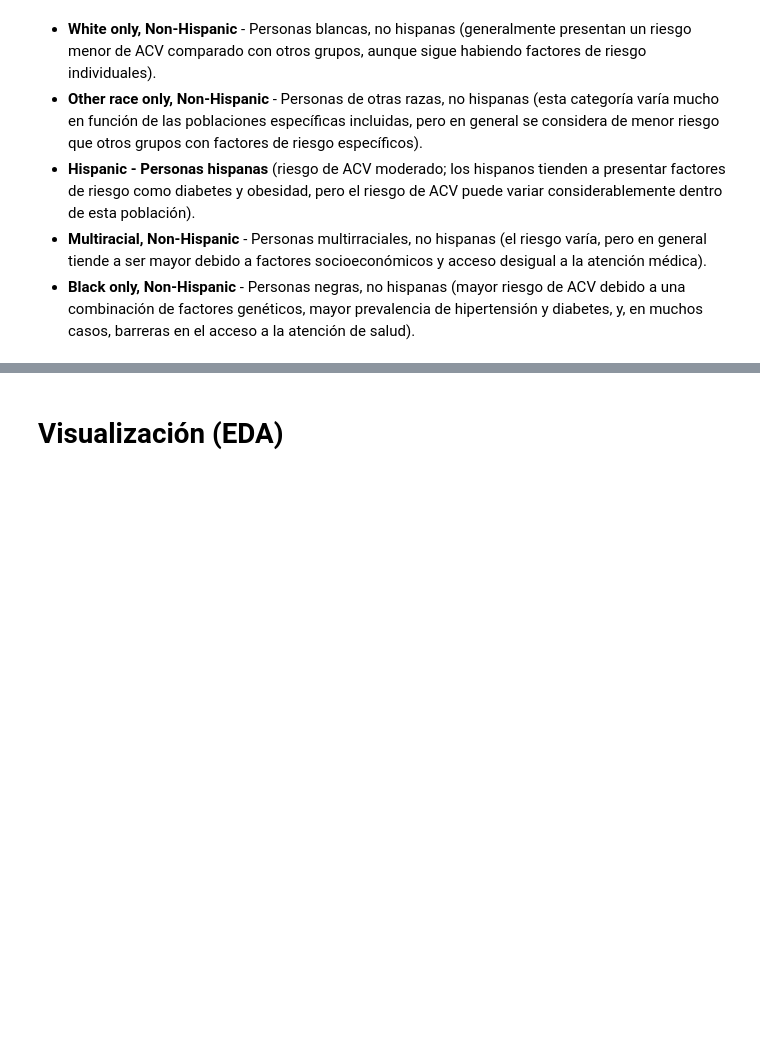
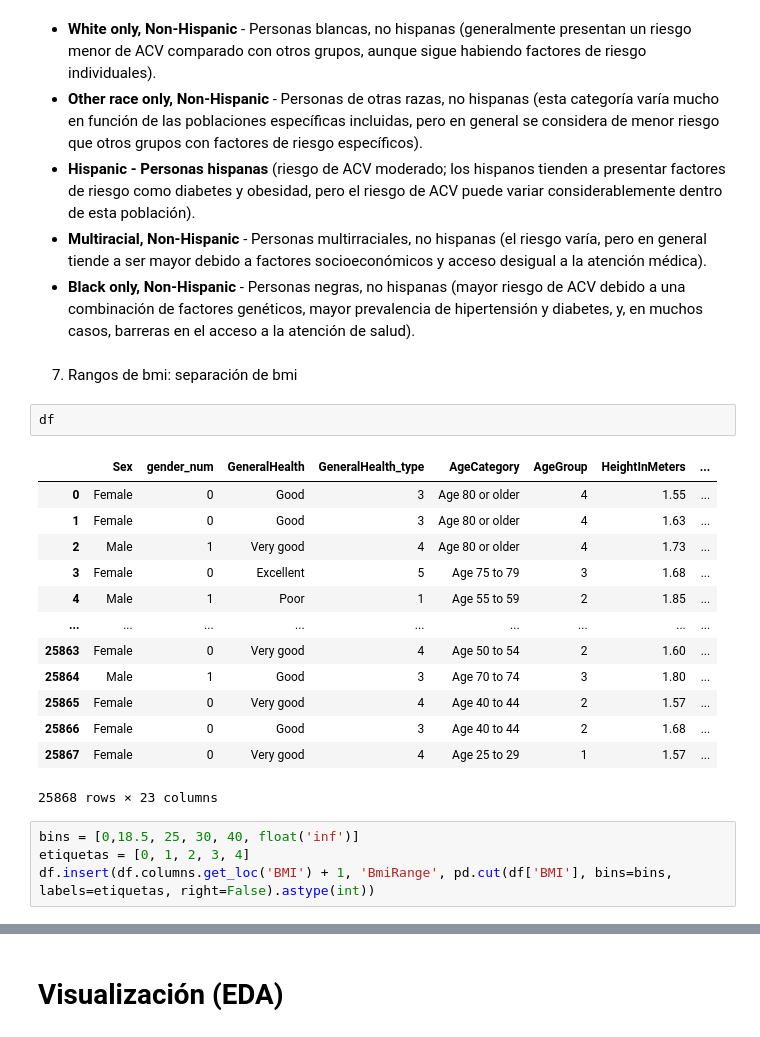
Before and after one commit to manuelfranceschi/ML_StrokePrediction, a Jupyter notebook: notebooks/02-LimpiezaEDA-df2.ipynb, the cells around one changed output, grey strips where cells are left out. Drawn from its saved outputs; the diff is of its cells as text; blank space fills up the shorter version.

```diff
--- a/notebooks/02-LimpiezaEDA-df2.ipynb
+++ b/notebooks/02-LimpiezaEDA-df2.ipynb
@@ -149,3 +168,25 @@ df.insert(df.columns.get_loc('race_ethnicity_map') + 1, 'raceEthnicityGroup', df
 * **Hispanic - Personas hispanas** (riesgo de ACV moderado; los hispanos tienden a presentar factores de riesgo como diabetes y obesidad, pero el riesgo de ACV puede variar considerablemente dentro de esta población).
 * **Multiracial, Non-Hispanic** - Personas multirraciales, no hispanas (el riesgo varía, pero en general tiende a ser mayor debido a factores socioeconómicos y acceso desigual a la atención médica).
 * **Black only, Non-Hispanic** - Personas negras, no hispanas (mayor riesgo de ACV debido a una combinación de factores genéticos, mayor prevalencia de hipertensión y diabetes, y, en muchos casos, barreras en el acceso a la atención de salud).
+# %% [markdown]
+7. Rangos de bmi: separación de bmi
+# %%
+df
+# %% [output]
+|  | Sex | gender_num | GeneralHealth | GeneralHealth_type | AgeCategory | AgeGroup | HeightInMeters | ... |
+| 0 | Female | 0 | Good | 3 | Age 80 or older | 4 | 1.55 | ... |
+| 1 | Female | 0 | Good | 3 | Age 80 or older | 4 | 1.63 | ... |
+| 2 | Male | 1 | Very good | 4 | Age 80 or older | 4 | 1.73 | ... |
+| 3 | Female | 0 | Excellent | 5 | Age 75 to 79 | 3 | 1.68 | ... |
+| 4 | Male | 1 | Poor | 1 | Age 55 to 59 | 2 | 1.85 | ... |
+| ... | ... | ... | ... | ... | ... | ... | ... | ... |
+| 25863 | Female | 0 | Very good | 4 | Age 50 to 54 | 2 | 1.60 | ... |
+| 25864 | Male | 1 | Good | 3 | Age 70 to 74 | 3 | 1.80 | ... |
+| 25865 | Female | 0 | Very good | 4 | Age 40 to 44 | 2 | 1.57 | ... |
+| 25866 | Female | 0 | Good | 3 | Age 40 to 44 | 2 | 1.68 | ... |
+| 25867 | Female | 0 | Very good | 4 | Age 25 to 29 | 1 | 1.57 | ... |
+25868 rows × 23 columns
+# %%
+bins = [0,18.5, 25, 30, 40, float('inf')]
+etiquetas = [0, 1, 2, 3, 4]
+df.insert(df.columns.get_loc('BMI') + 1, 'BmiRange', pd.cut(df['BMI'], bins=bins, labels=etiquetas, right=False).astype(int))
```
Also changed, not shown: parts of 12 cells of this notebook, 12 other files.
